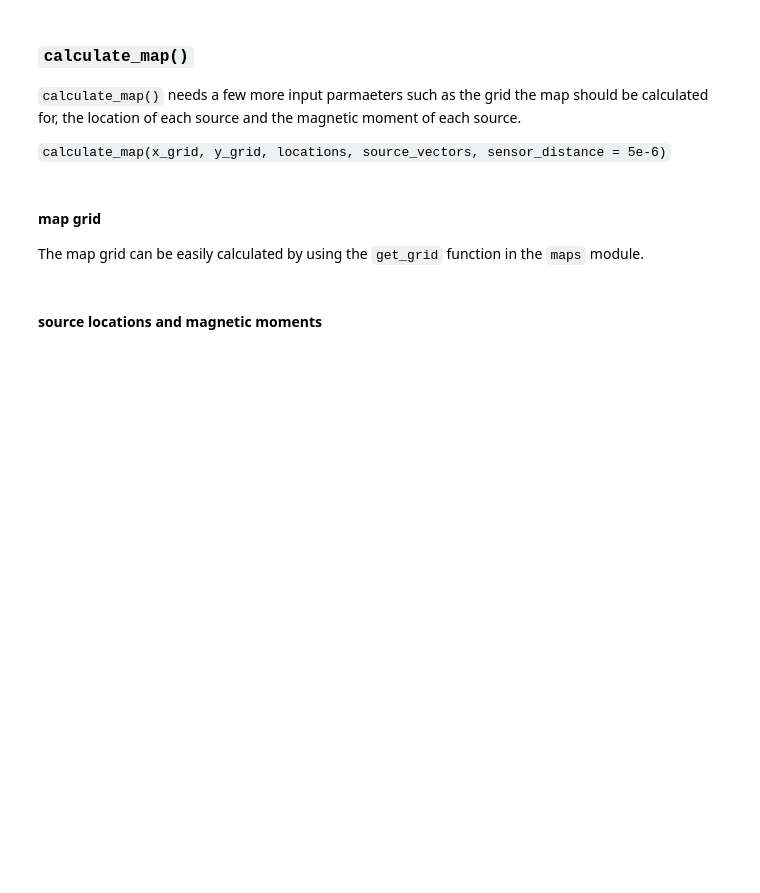
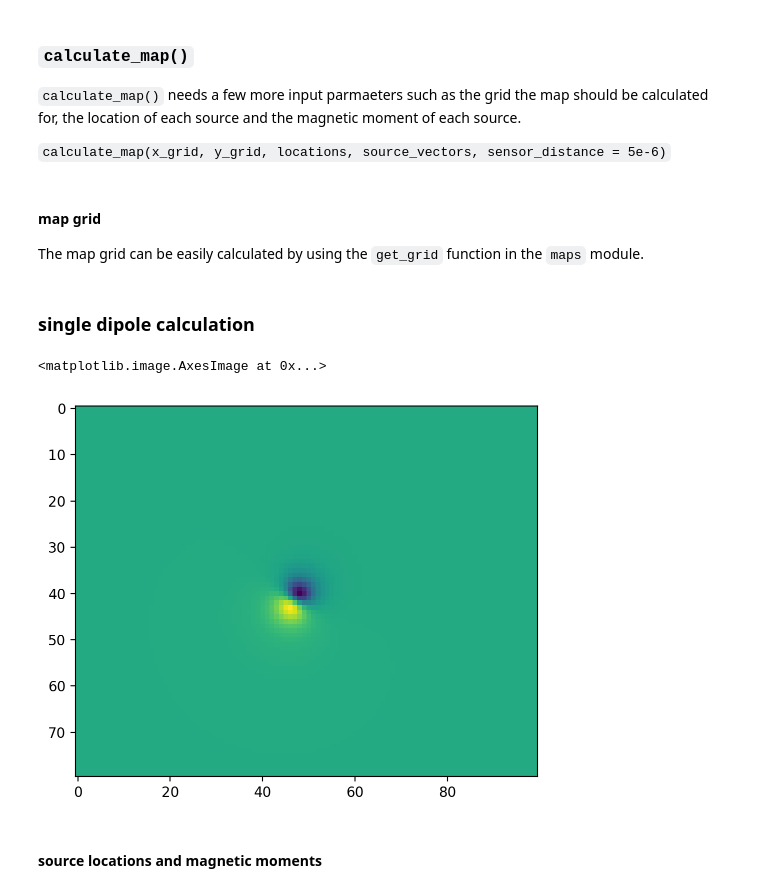
Before and after one commit to MikeVolk/pypole, a Jupyter notebook: notebooks/tutorial.ipynb, the cells around one changed output. Cells and saved outputs as stored; diff of their text form; code cells hidden in the pictures; blank space fills up the shorter version.

```diff
--- a/notebooks/tutorial.ipynb
+++ b/notebooks/tutorial.ipynb
@@ -36,3 +36,15 @@ x, y = maps.get_grid(pixel_size=1e-6, pixels=100)
+# %% [markdown]
+### single dipole calculation
+# %%
+np.random.seed(RANDOMSEED)  # set randomseed so that the same map is created every time
+
+locations, mag_moments = maps.get_random_sources(9)
+single_map = dipole.dipole_field(x, y, *locations[0], *mag_moments[0])
+# %%
+plt.imshow(single_map)
+# %% [output]
+<matplotlib.image.AxesImage at 0x...>
+[figure, added]
 # %% [markdown]
 #### source locations and magnetic moments
 # %% [markdown]
```
Also changed, not shown: parts of 31 cells of this notebook.
